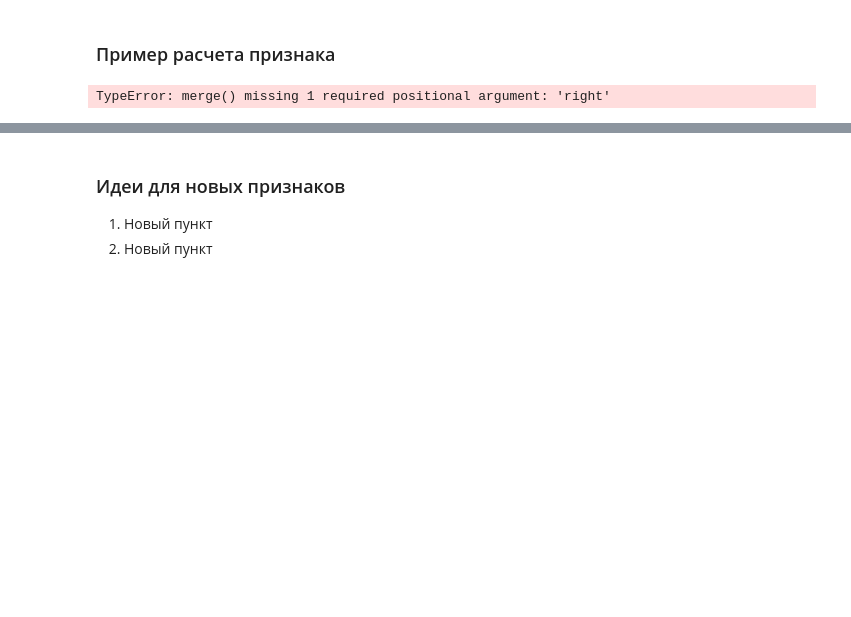
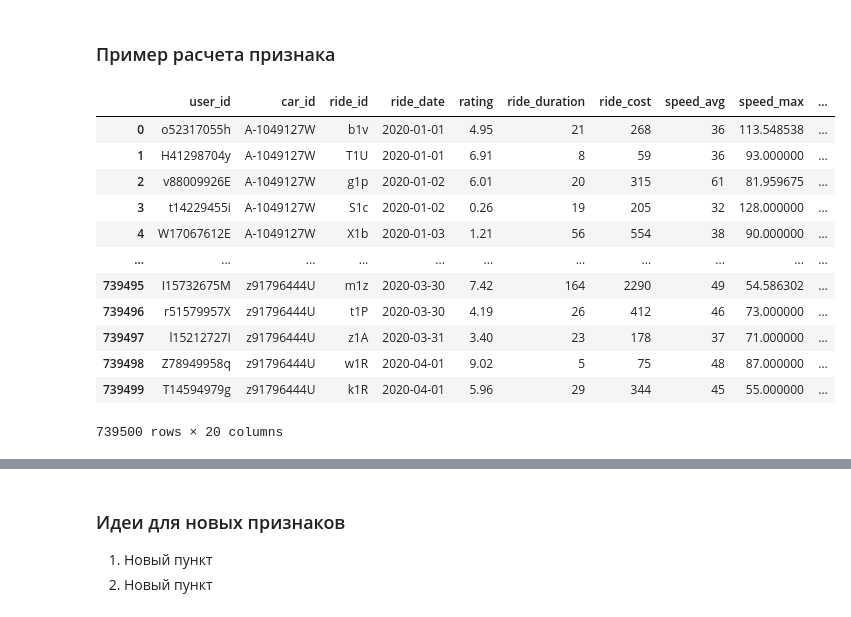
Before and after one commit to rufous86/mipt_semester4, a Jupyter notebook: competitive_ds/hw1-4-Илюхин-А-Н.ipynb, the cells around one changed output, grey strips where cells are left out. Saved outputs shown, nothing was run; the diff lists cells and outputs as text; code cells hidden in the pictures; blank space fills up the shorter version.

```diff
--- a/competitive_ds/hw1-4-Илюхин-А-Н.ipynb
+++ b/competitive_ds/hw1-4-Илюхин-А-Н.ipynb
@@ -163,14 +163,29 @@ fix_info.sample(5)
 # %% [markdown]
 ### Пример расчета признака
 # %%
-# Пример расчета одного признака
-rides_info.groupby('car_id', as_index=False).agg(
-    mean_rating = ('rating', 'mean'),
-    # ... еще признаки
-)
+# # Пример расчета одного признака
+# rides_info.groupby('car_id', as_index=False).agg(
+#     mean_rating = ('rating', 'mean'),
+#     # ... еще признаки
+# )
 
-df = pd.merge(...) # Соедините полученный датасет с фичами с основным датасетом
+# df = pd.merge(...) # Соедините полученный датасет с фичами с основным датасетом
 
-# YOUR CODE HERE
+# # YOUR CODE HERE
-# %% [output]
-TypeError: merge() missing 1 required positional argument: 'right'
+# %%
+rides_info = pd.merge(rides_info, driver_info, on='user_id', how='left')
+rides_info
+# %% [output]
+|  | user_id | car_id | ride_id | ride_date | rating | ride_duration | ride_cost | speed_avg | speed_max | ... |
+| 0 | o52317055h | A-1049127W | b1v | 2020-01-01 | 4.95 | 21 | 268 | 36 | 113.548538 | ... |
+| 1 | H41298704y | A-1049127W | T1U | 2020-01-01 | 6.91 | 8 | 59 | 36 | 93.000000 | ... |
+| 2 | v88009926E | A-1049127W | g1p | 2020-01-02 | 6.01 | 20 | 315 | 61 | 81.959675 | ... |
+| 3 | t14229455i | A-1049127W | S1c | 2020-01-02 | 0.26 | 19 | 205 | 32 | 128.000000 | ... |
+| 4 | W17067612E | A-1049127W | X1b | 2020-01-03 | 1.21 | 56 | 554 | 38 | 90.000000 | ... |
+| ... | ... | ... | ... | ... | ... | ... | ... | ... | ... | ... |
+| 739495 | I15732675M | z91796444U | m1z | 2020-03-30 | 7.42 | 164 | 2290 | 49 | 54.586302 | ... |
+| 739496 | r51579957X | z91796444U | t1P | 2020-03-30 | 4.19 | 26 | 412 | 46 | 73.000000 | ... |
+| 739497 | l15212727I | z91796444U | z1A | 2020-03-31 | 3.40 | 23 | 178 | 37 | 71.000000 | ... |
+| 739498 | Z78949958q | z91796444U | w1R | 2020-04-01 | 9.02 | 5 | 75 | 48 | 87.000000 | ... |
+| 739499 | T14594979g | z91796444U | k1R | 2020-04-01 | 5.96 | 29 | 344 | 45 | 55.000000 | ... |
+739500 rows × 20 columns
```
Also changed, not shown: parts of 15 cells of this notebook.
